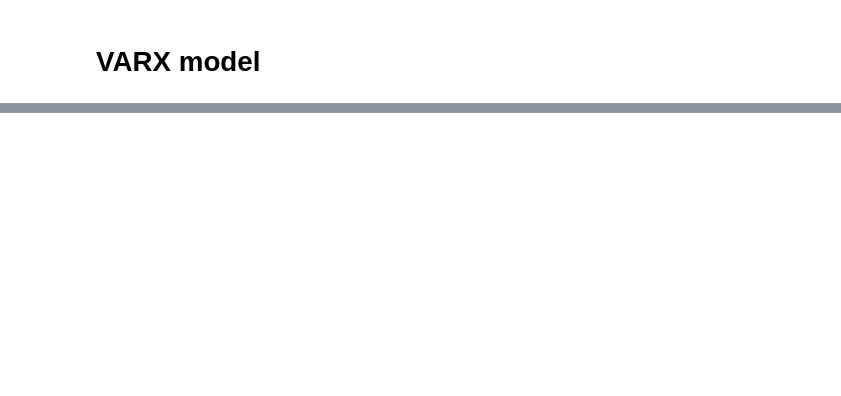
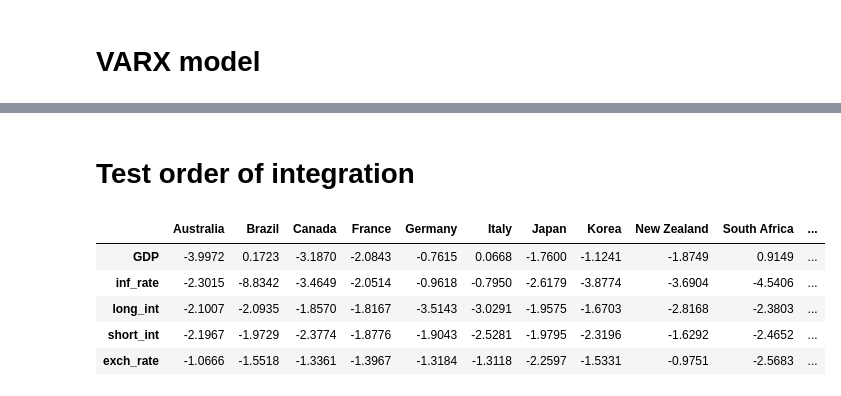
Before and after one commit to JochemvdBosch/GVAR_modeling, a Jupyter notebook: GVAR_code.ipynb, the cells around one changed output, grey strips where cells are left out. Cells and saved outputs as stored; diff of their text form; code cells hidden in the pictures; blank space fills up the shorter version.

```diff
--- a/GVAR_code.ipynb
+++ b/GVAR_code.ipynb
@@ -157,0 +243,33 @@ for i in range(len(variable_list)):
+# %% [markdown]
+# Test order of integration
+# %%
+df_test_lag0 = pd.DataFrame(index=variable_list)
+adf_test_lag0 = pd.DataFrame(index=variable_list)
+
+df_test_lag1 = pd.DataFrame(index=variable_list)
+adf_test_lag1 = pd.DataFrame(index=variable_list)
+
+df_test_lag2 = pd.DataFrame(index=variable_list)
+adf_test_lag2 = pd.DataFrame(index=variable_list)
+
+for country in country_list:
+    for variable in variable_list:
+        non_dif = df[country].loc[variable]
+        first_dif = np.diff(non_dif)
+        second_dif = np.diff(first_dif)
+
+        df_test_lag0.loc[variable,country] = round(sm.tsa.stattools.adfuller(non_dif)[0],4)
+        adf_test_lag0.loc[variable,country] = round(sm.tsa.stattools.adfuller(non_dif, autolag= 'AIC')[0],4)
+        df_test_lag1.loc[variable,country] = round(sm.tsa.stattools.adfuller(first_dif)[0],4)
+        adf_test_lag1.loc[variable,country] = round(sm.tsa.stattools.adfuller(first_dif, autolag= 'AIC')[0],4)
+        df_test_lag2.loc[variable,country] = round(sm.tsa.stattools.adfuller(second_dif)[0],4)
+        adf_test_lag2.loc[variable,country] = round(sm.tsa.stattools.adfuller(second_dif, autolag= 'AIC')[0],4)
+# %%
+adf_test_lag0
+# %% [output]
+|  | Australia | Brazil | Canada | France | Germany | Italy | Japan | Korea | New Zealand | South Africa | ... |
+| GDP | -3.9972 | 0.1723 | -3.1870 | -2.0843 | -0.7615 | 0.0668 | -1.7600 | -1.1241 | -1.8749 | 0.9149 | ... |
+| inf_rate | -2.3015 | -8.8342 | -3.4649 | -2.0514 | -0.9618 | -0.7950 | -2.6179 | -3.8774 | -3.6904 | -4.5406 | ... |
+| long_int | -2.1007 | -2.0935 | -1.8570 | -1.8167 | -3.5143 | -3.0291 | -1.9575 | -1.6703 | -2.8168 | -2.3803 | ... |
+| short_int | -2.1967 | -1.9729 | -2.3774 | -1.8776 | -1.9043 | -2.5281 | -1.9795 | -2.3196 | -1.6292 | -2.4652 | ... |
+| exch_rate | -1.0666 | -1.5518 | -1.3361 | -1.3967 | -1.3184 | -1.3118 | -2.2597 | -1.5331 | -0.9751 | -2.5683 | ... |
```
Also changed, not shown: parts of 14 cells of this notebook.
